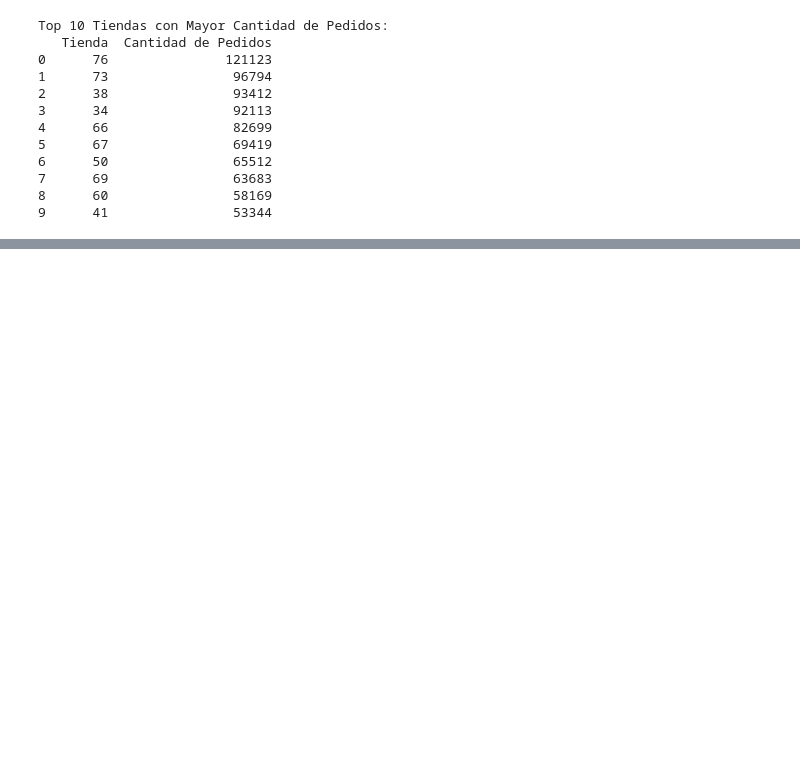
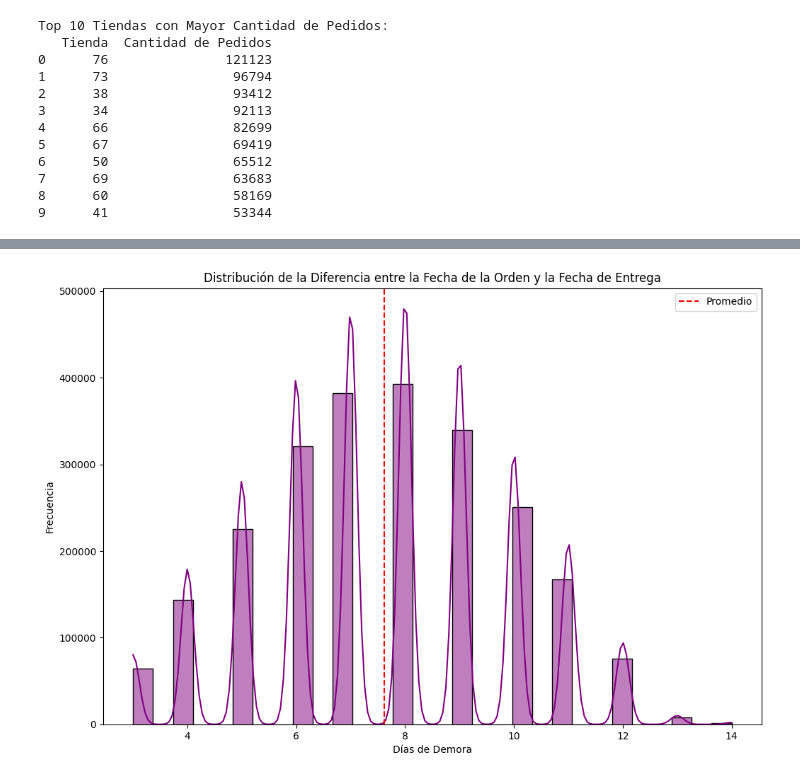
Before and after one commit to danipars/Analisis_Inventario_Distribuidora_Licores_AMCDrinks, a Jupyter notebook: EDA/ComprasFinalDetalle.ipynb, the cells around one changed output, grey strips where cells are left out. Cells and saved outputs as stored; diff of their text form; code cells hidden in the pictures; blank space fills up the shorter version.

```diff
--- a/EDA/ComprasFinalDetalle.ipynb
+++ b/EDA/ComprasFinalDetalle.ipynb
@@ -359,0 +438,15 @@ Top 10 Tiendas con Mayor Cantidad de Pedidos:
+# %%
+# Comparar la diferencia entre la fecha de la orden y la fecha de entrega
+
+df_PurchasesFinal['Diferencia_Dias'] = (df_PurchasesFinal['ReceivingDate'] - df_PurchasesFinal['PODate']).dt.days
+plt.figure(figsize=(12, 8))
+sns.histplot(df_PurchasesFinal['Diferencia_Dias'], bins=30, kde=True, color='purple')
+plt.title('Distribución de la Diferencia entre la Fecha de la Orden y la Fecha de Entrega')
+plt.xlabel('Días de Demora')
+plt.ylabel('Frecuencia')
+plt.axvline(df_PurchasesFinal['Diferencia_Dias'].mean(), color='red', linestyle='--', label='Promedio')
+plt.legend()
+
+plt.show()
+# %% [output]
+[figure, added]
```
Also changed, not shown: parts of 10 cells of this notebook.
